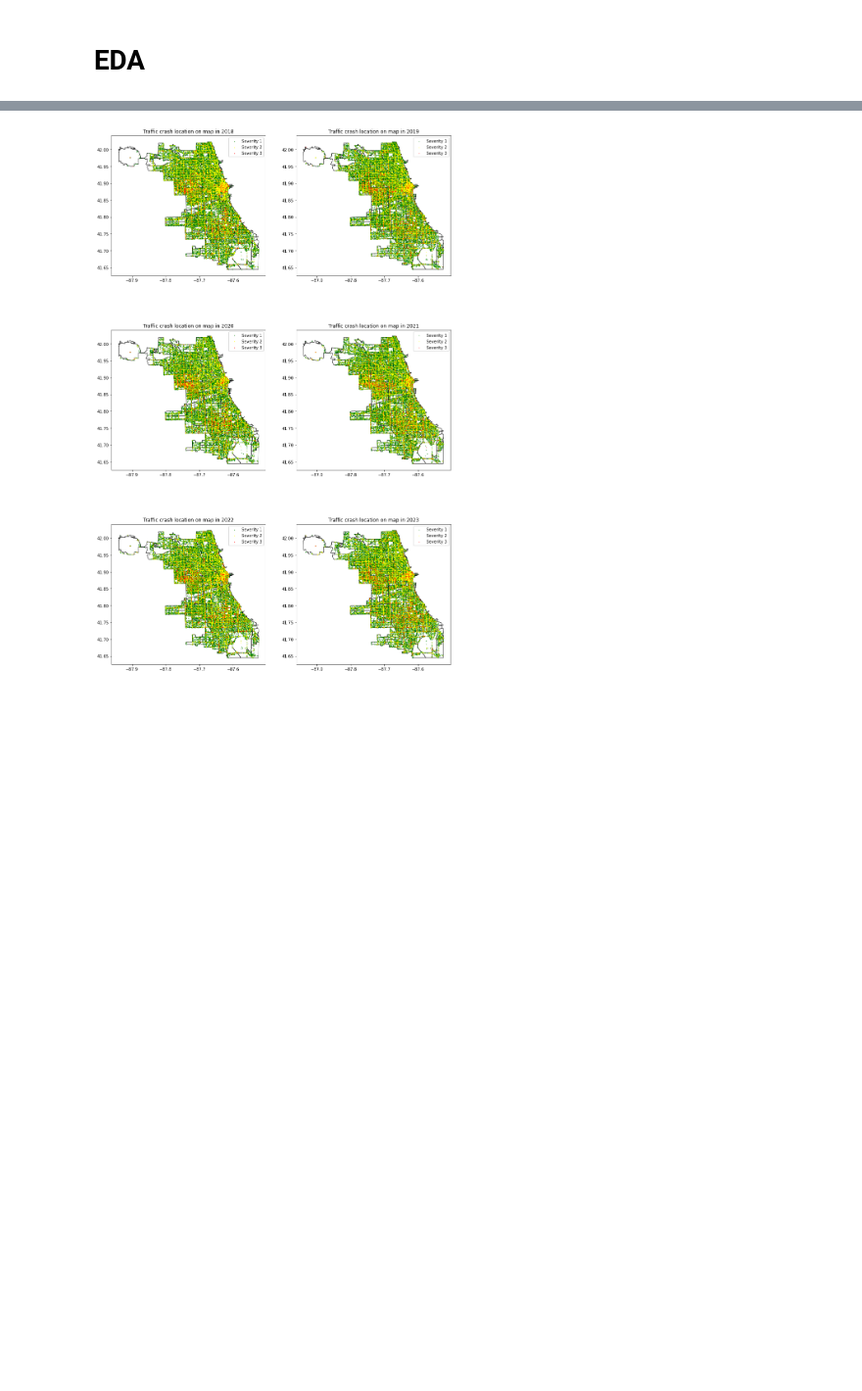
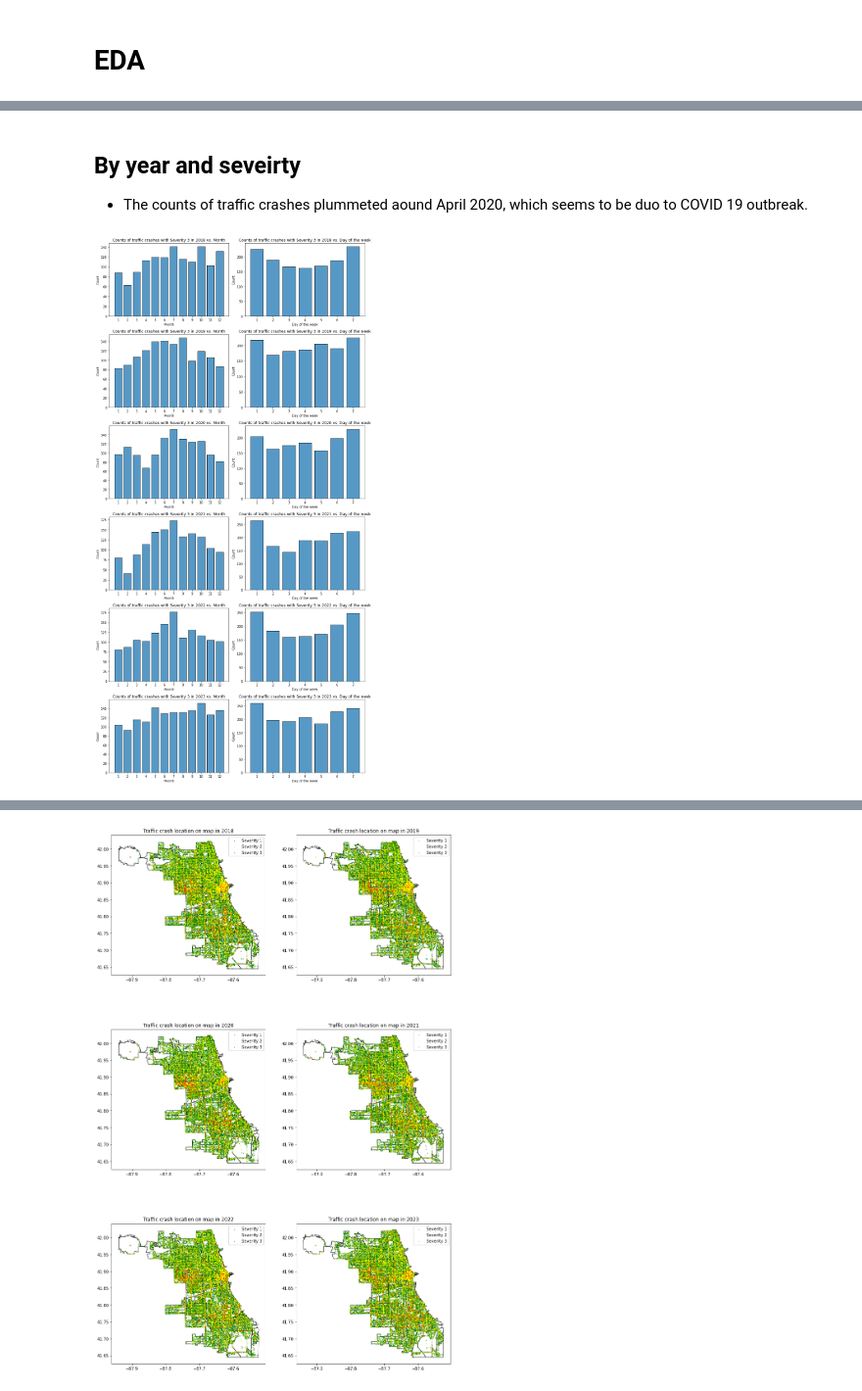
Before and after one commit to kosawa26/Capstone, a Jupyter notebook: EDA.ipynb, the cells around one changed output, grey strips where cells are left out. Shown at 98% size. Saved outputs shown, nothing was run; the diff lists cells and outputs as text; code cells hidden in the pictures; blank space fills up the shorter version.

```diff
--- a/EDA.ipynb
+++ b/EDA.ipynb
@@ -266,0 +300,19 @@ plt.show()
+# %% [markdown]
+## By year and seveirty
+* The counts of traffic crashes plummeted aound April 2020, which seems to be duo to COVID 19 outbreak.
+# %%
+fig, axes = plt.subplots(6, 2, figsize=(12, 24))
+for year in [2018, 2019, 2020, 2021, 2022, 2023]:
+    i = (year-2018)
+    sns.histplot(data=df[(df.CRASH_DATE_year==year) & (df.Severity==3)], x="CRASH_DATE_month", discrete=True, shrink=0.8, ax=axes[i][0])
+    axes[i][0].set_xticks(range(1, 13))
+    axes[i][0].set_xlabel("Month")
+    axes[i][0].set_title(f"Counts of traffic crashes with Severity 3 in {year} vs. Month")
+    sns.histplot(data=df[(df.CRASH_DATE_year==year) & (df.Severity==3)], x="CRASH_DAY_OF_WEEK", discrete=True, shrink=0.8, ax=axes[i][1])
+    axes[i][1].set_xticks(range(1, 8))
+    axes[i][1].set_xlabel("Day of the week")
+    axes[i][1].set_title(f"Counts of traffic crashes with Severity 3 in {year} vs. Day of the week")
+plt.tight_layout()
+plt.show()
+# %% [output]
+[figure, added]
```
Also changed, not shown: parts of 49 cells of this notebook, 2 other files.
